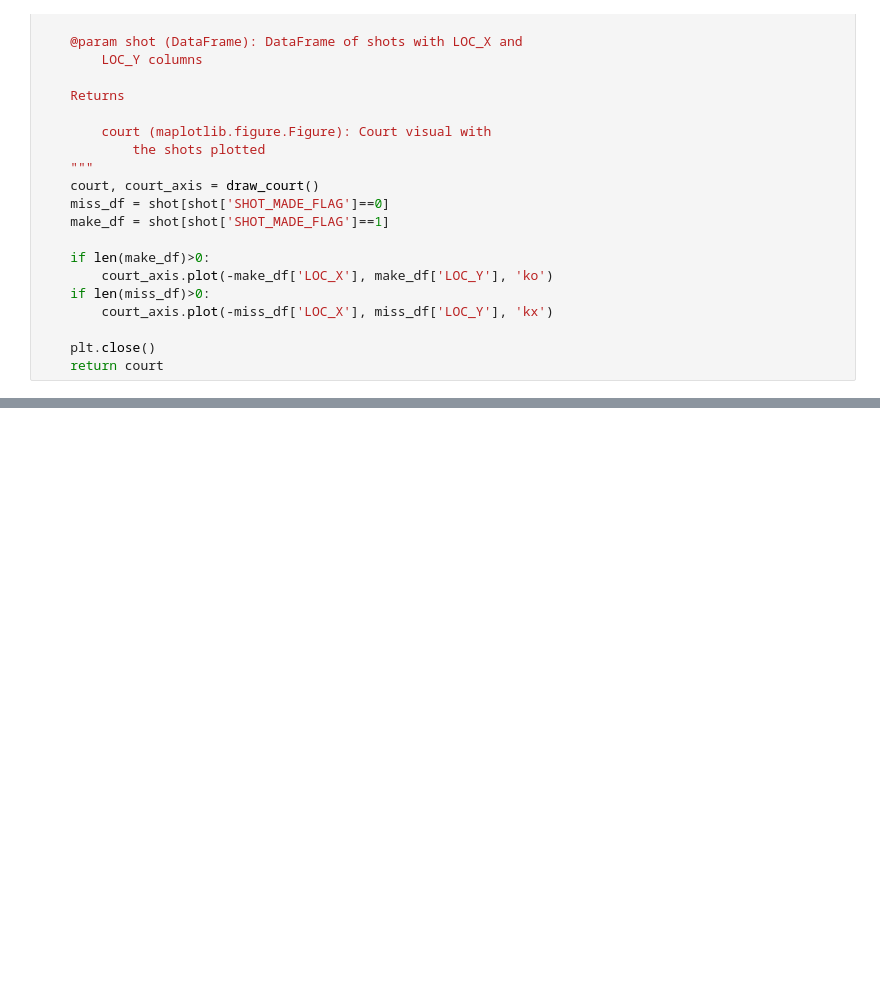
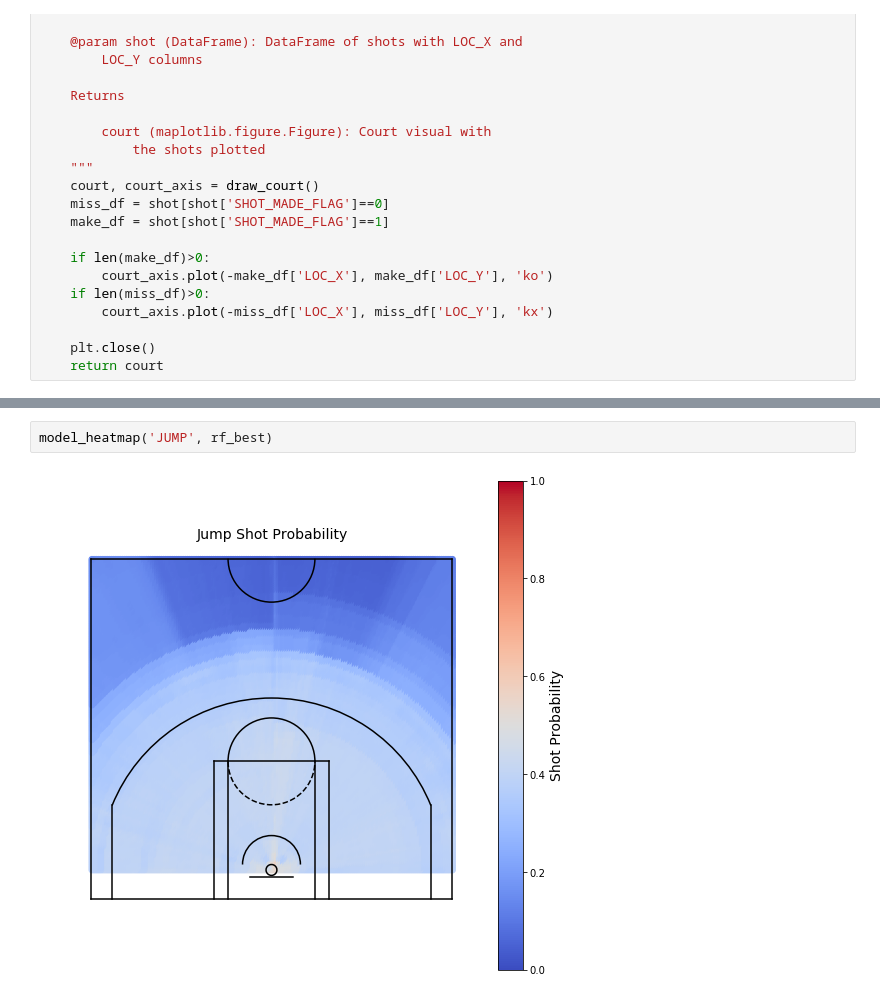
Before and after one commit to basketballrelativity/shot_probability, a Jupyter notebook: shot_probability.ipynb, the cells around one changed output, grey strips where cells are left out. Saved outputs shown, nothing was run; the diff lists cells and outputs as text; blank space fills up the shorter version.

```diff
--- a/shot_probability.ipynb
+++ b/shot_probability.ipynb
@@ -538,0 +595,4 @@ plot_shot(all_shots_df.loc[[178745, 34419]])
+# %%
+model_heatmap('JUMP', rf_best)
+# %% [output]
+[figure, added]
```
Also changed, not shown: parts of 16 cells of this notebook, 4 other files.
